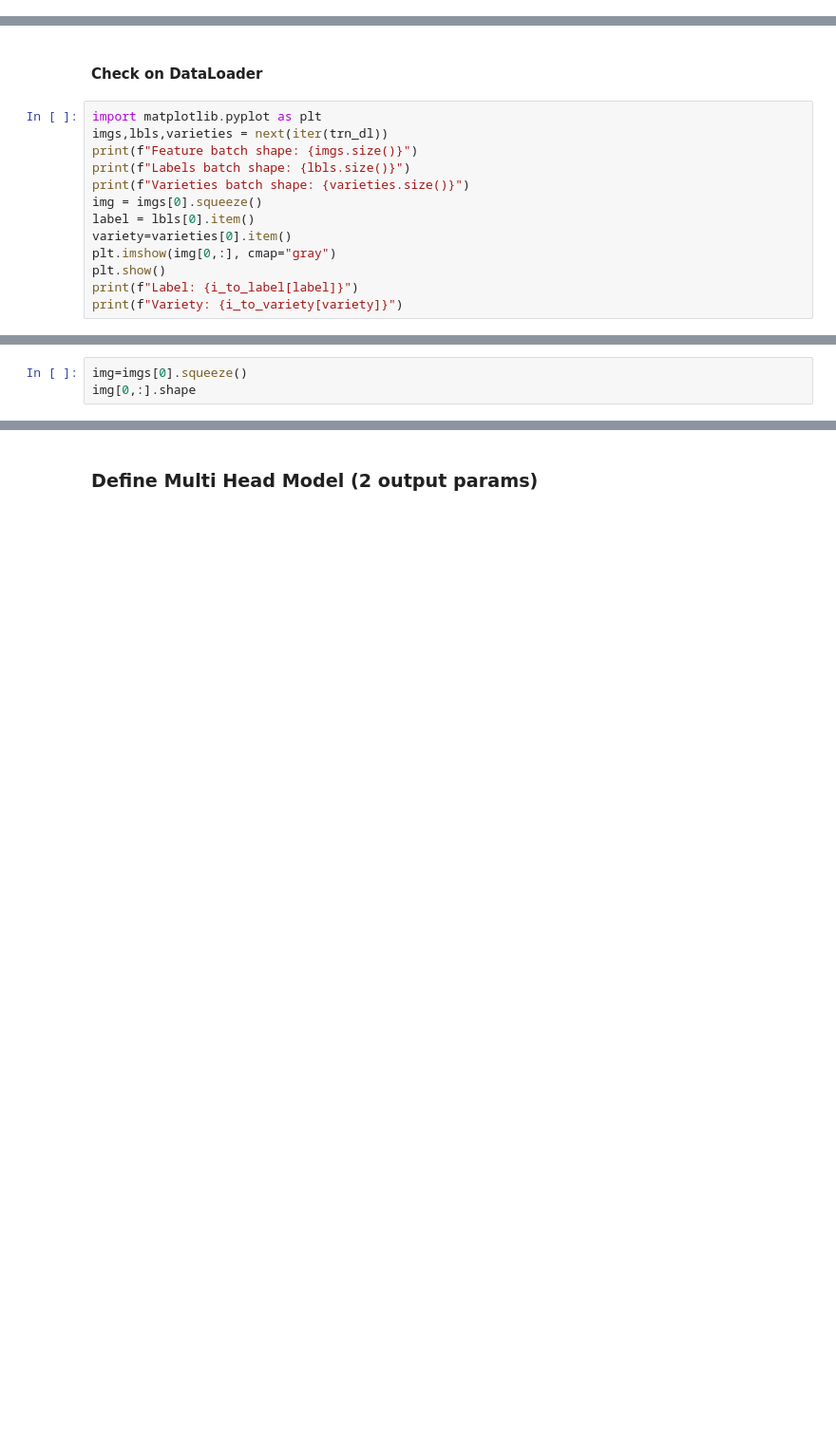
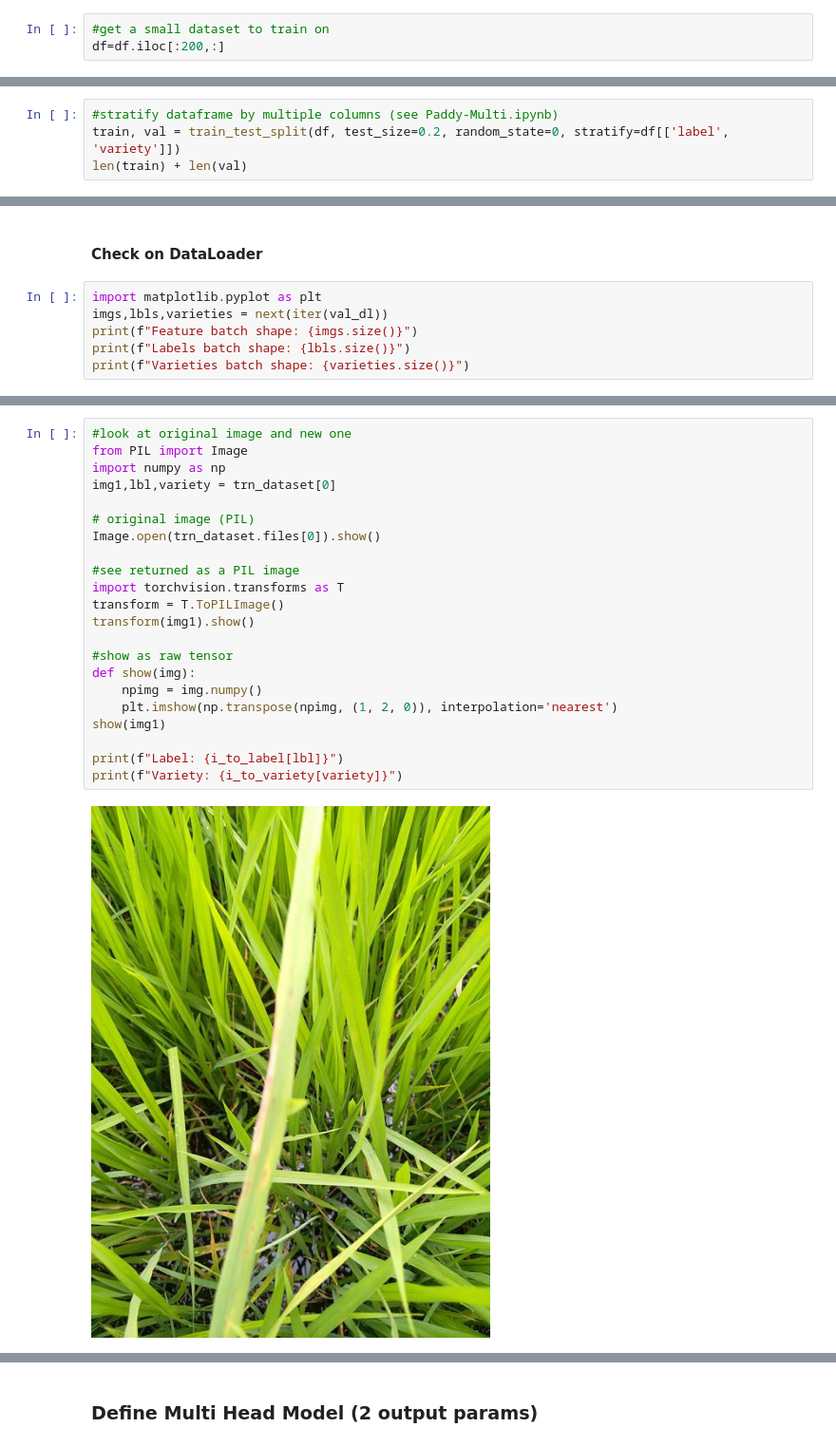
Before and after one commit to CNUClasses/kaggle_paddy, a Jupyter notebook: Paddy-MULTI.ipynb, the cells around one changed output, grey strips where cells are left out. Shown at 95% size. Drawn from its saved outputs; the diff is of its cells as text; blank space fills up the shorter version.

```diff
--- a/Paddy-MULTI.ipynb
+++ b/Paddy-MULTI.ipynb
@@ -67,0 +90,3 @@ df =pd.read_csv('./data/train.csv')
+# %%
+#get a small dataset to train on
+df=df.iloc[:200,:]
@@ -191,0 +199,4 @@ Number train images=10407, number validation=3469
+# %%
+#stratify dataframe by multiple columns (see Paddy-Multi.ipynb)
+train, val = train_test_split(df, test_size=0.2, random_state=0, stratify=df[['label', 'variety']])
+len(train) + len(val)
@@ -197,17 +256,10 @@ val_dl=DataLoader(val_dataset, batch_size=4, shuffle=True, num_workers=2)
 #### Check on DataLoader
 # %%
 import matplotlib.pyplot as plt
-imgs,lbls,varieties = next(iter(trn_dl))
+imgs,lbls,varieties = next(iter(val_dl))
 print(f"Feature batch shape: {imgs.size()}")
 print(f"Labels batch shape: {lbls.size()}")
 print(f"Varieties batch shape: {varieties.size()}")
-img = imgs[0].squeeze()
-label = lbls[0].item()
-variety=varieties[0].item()
-plt.imshow(img[0,:], cmap="gray")
-plt.show()
-print(f"Label: {i_to_label[label]}")
-print(f"Variety: {i_to_variety[variety]}")
 # %% [output]
 Feature batch shape: torch.Size([4, 3, 224, 224])
 Labels batch shape: torch.Size([4])
@@ -218,3 +266,0 @@ Variety: ADT45
-# %%
-img=imgs[0].squeeze()
-img[0,:].shape
@@ -222,0 +269,24 @@ torch.Size([224, 224])
+# %%
+#look at original image and new one
+from PIL import Image
+import numpy as np
+img1,lbl,variety = trn_dataset[0]
+
+# original image (PIL)
+Image.open(trn_dataset.files[0]).show()
+
+#see returned as a PIL image
+import torchvision.transforms as T
+transform = T.ToPILImage()
+transform(img1).show()
+
+#show as raw tensor
+def show(img):
+    npimg = img.numpy()
+    plt.imshow(np.transpose(npimg, (1, 2, 0)), interpolation='nearest')
+show(img1)
+
+print(f"Label: {i_to_label[lbl]}")
+print(f"Variety: {i_to_variety[variety]}")
+# %% [output]
+[figure, added]
```
Also changed, not shown: parts of 124 cells of this notebook.
